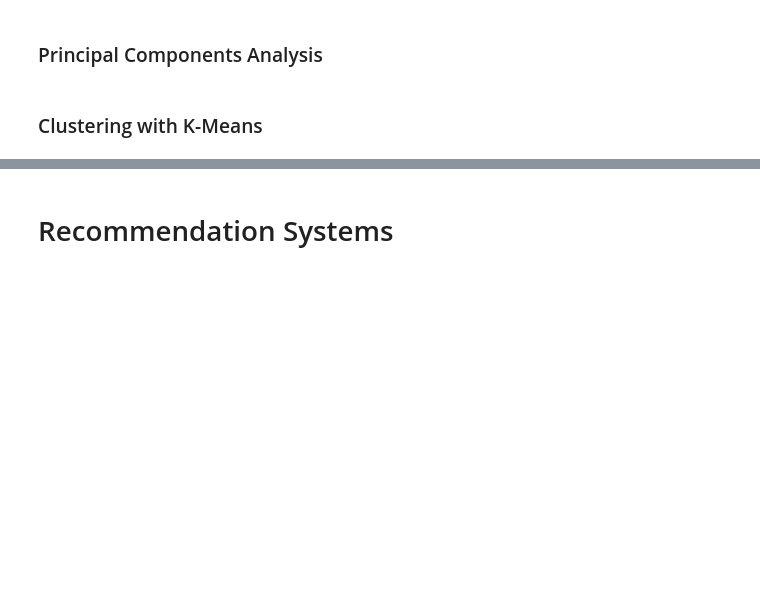
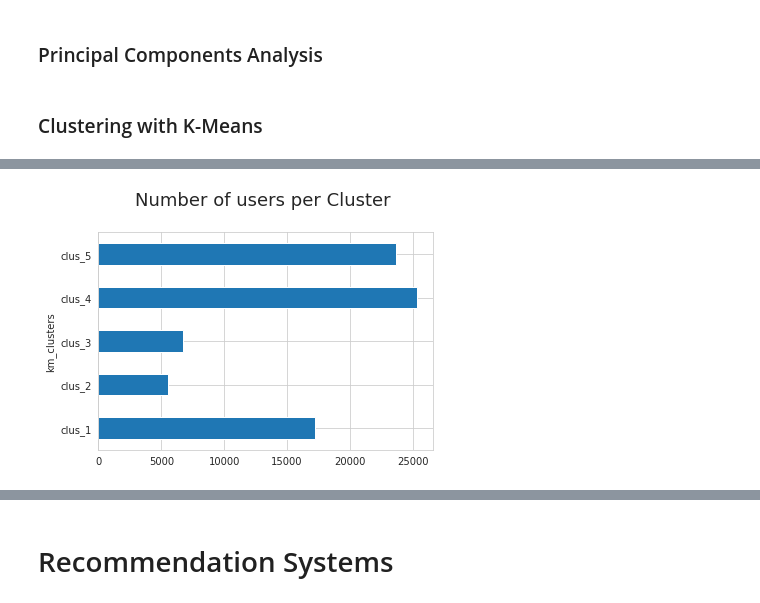
Before and after one commit to titusndondo/unsupervised-predict-streamlit-template, a Jupyter notebook: predict_deliverables/EDA.ipynb, the cells around one changed output, grey strips where cells are left out. Cells and saved outputs as stored; diff of their text form; code cells hidden in the pictures; blank space fills up the shorter version.

```diff
--- a/predict_deliverables/EDA.ipynb
+++ b/predict_deliverables/EDA.ipynb
@@ -349,0 +545,4 @@ By now we know a lot about the ratings data. We've leant that most of the rating
+# %%
+X = pd.concat([X, pd.DataFrame(kmeans.predict(X) + 1, index = X.index)], axis = 1).rename(columns = {0:'km_clusters'})
+X['km_clusters'] = X['km_clusters'].map(lambda x: f"clus_{x}")
+X.head()
@@ -349,0 +556,6 @@ By now we know a lot about the ratings data. We've leant that most of the rating
+# %%
+g = X.groupby('km_clusters').count()['avg_romance_rating'].plot(kind = 'barh')
+g.set_title('Number of users per Cluster \n', fontsize = 18)
+plt.show()
+# %% [output]
+[figure, added]
```
Also changed, not shown: parts of 30 cells of this notebook.
